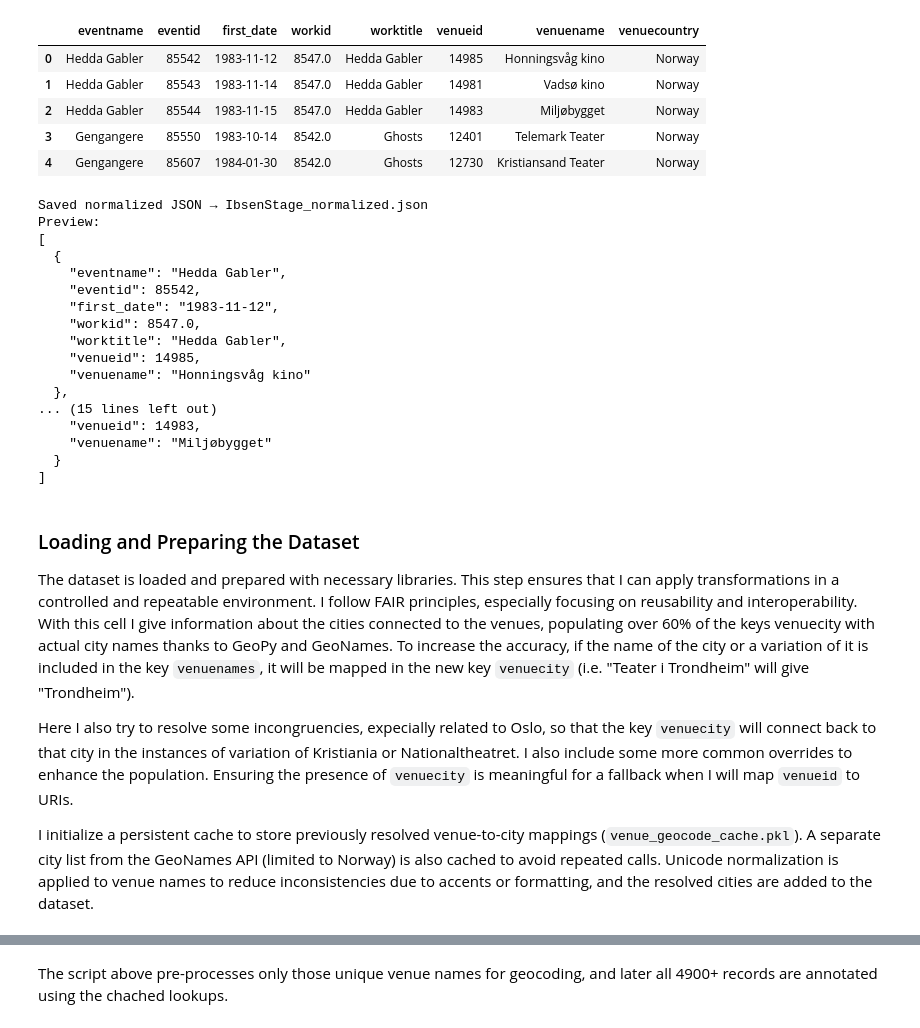
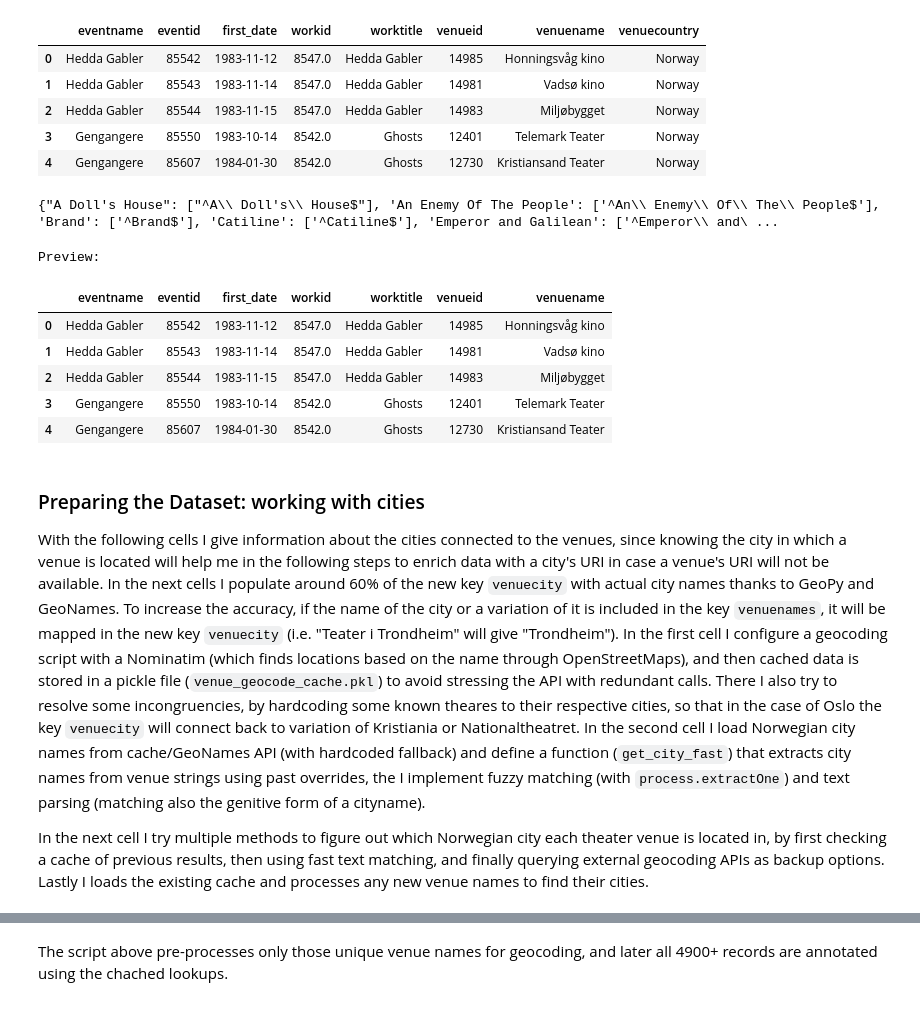
Before and after one commit to Uhyret/MBIB4140_2, a Jupyter notebook: Ibsenstage_staged/code1_IbsenStage_staged.ipynb, the cells around one changed output, grey strips where cells are left out. Drawn from its saved outputs; the diff is of its cells as text; code cells hidden in the pictures.

Commit message:
feat:
described the data transformation wheel

```diff
--- a/Ibsenstage_staged/code1_IbsenStage_staged.ipynb
+++ b/Ibsenstage_staged/code1_IbsenStage_staged.ipynb
@@ -68,6 +57,8 @@ Using source file: ../Ibsenstage_raw/IbsenStage_scrape.json
 # 4) remove venuecountry if it exists
 if 'venuecountry' in ibsen_df.columns:
     ibsen_df = ibsen_df.drop(columns=['venuecountry'])
+
+records = ibsen_df.to_dict(orient='records')
 
 # 5) build canonical patterns that are used to normalize titles
 unique_titles = (
@@ -83,7 +74,7 @@ for title in unique_titles:
     safe = re.escape(title).replace('\\\\ ', '[\\\\s_-]*')
     canonical[title] = ['^' + safe + '$']
 
-extra_variants = {
+extra_variants = {                      # for the most commonly varied titles
     'Et dukkehjem'   : ['^a doll.*house$', '^ett[\\\\s_-]*dockhem$', '^casa[\\\\s_-]*di[\\\\s_-]*bambola$', '^nora$'],
     'Gjengangere'    : ['^ghosts$', '^spettri$'],
     'En folkefiende' : ['^an enemy.*people$'],
@@ -97,50 +88,39 @@ pattern_map = [
     for canon, pats in canonical.items()
     for pat in pats
 ]
-def normalize_title(txt):
+def normalize_title(txt: str) -> str:
     if pd.isna(txt): return txt
     low = str(txt).strip().lower()
     for pat, canon in pattern_map:
         if pat.match(low): return canon
     return txt
 
-# 6) normalize eventname using the canonical patterns
-ibsen_df['eventname'] = ibsen_df['eventname'].apply(normalize_title)
-
-# 7) save the normalized DataFrame to JSON
-json_out = 'IbsenStage_normalized.json'
-ibsen_df.to_json(json_out, orient='records', force_ascii=False, indent=2)
-print('Saved normalized JSON', json_out)
-
-# 8) print a preview of the DataFrame
-preview = json.loads(ibsen_df.head(3).to_json(orient='records', force_ascii=False))
-print('Preview:')
-print(json.dumps(preview, ensure_ascii=False, indent=2))
+print(canonical)
 # %% [output]
-Saved normalized JSON → IbsenStage_normalized.json
-Preview:
-[
-  {
-    "eventname": "Hedda Gabler",
-    "eventid": 85542,
-    "first_date": "1983-11-12",
-    "workid": 8547.0,
-    "worktitle": "Hedda Gabler",
-    "venueid": 14985,
-    "venuename": "Honningsvåg kino"
-  },
-... (15 lines left out)
-    "venueid": 14983,
-    "venuename": "Miljøbygget"
-  }
-]
+{"A Doll's House": ["^A\\ Doll's\\ House$"], 'An Enemy Of The People': ['^An\\ Enemy\\ Of\\ The\\ People$'], 'Brand': ['^Brand$'], 'Catiline': ['^Catiline$'], 'Emperor and Galilean': ['^Emperor\\ and\ ...
+# %%
+# 6) normalize eventname using the canonical patterns
+ibsen_df['eventname'] = ibsen_df['eventname'].apply(normalize_title)
+
+# 7) save copy and preview
+ibsen_df_2 = ibsen_df.copy()
+print('Preview:')
+ibsen_df_2.head(5)
+# %% [output]
+Preview:
+|  | eventname | eventid | first_date | workid | worktitle | venueid | venuename |
+| 0 | Hedda Gabler | 85542 | 1983-11-12 | 8547.0 | Hedda Gabler | 14985 | Honningsvåg kino |
+| 1 | Hedda Gabler | 85543 | 1983-11-14 | 8547.0 | Hedda Gabler | 14981 | Vadsø kino |
+| 2 | Hedda Gabler | 85544 | 1983-11-15 | 8547.0 | Hedda Gabler | 14983 | Miljøbygget |
+| 3 | Gengangere | 85550 | 1983-10-14 | 8542.0 | Ghosts | 12401 | Telemark Teater |
+| 4 | Gengangere | 85607 | 1984-01-30 | 8542.0 | Ghosts | 12730 | Kristiansand Teater |
 # %% [markdown]
-### Loading and Preparing the Dataset
-The dataset is loaded and prepared with necessary libraries. This step ensures that I can apply transformations in a controlled and repeatable environment. I follow FAIR principles, especially focusing on reusability and interoperability. With this cell I give information about the cities connected to the venues, populating over 60% of the keys venuecity with actual city names thanks to GeoPy and GeoNames.
+### Preparing the Dataset: working with cities
+With the following cells I give information about the cities connected to the venues, since knowing the city in which a venue is located will help me in the following steps to enrich data with a city's URI in case a venue's URI will not be available. In the next cells I populate around 60% of the new key `venuecity` with actual city names thanks to GeoPy and GeoNames.
 To increase the accuracy, if the name of the city or a variation of it is included in the key `venuenames`, it will be mapped in the new key `venuecity` (i.e. "Teater i Trondheim" will give "Trondheim").
+In the first cell I configure a geocoding script with a Nominatim (which finds locations based on the name through OpenStreetMaps), and then cached data is stored in a pickle file (`venue_geocode_cache.pkl`) to avoid stressing the API with redundant calls. There I also try to resolve some incongruencies, by hardcoding some known theares to their respective cities, so that in the case of Oslo the key `venuecity` will connect back to variation of Kristiania or Nationaltheatret.
+In the second cell I load Norwegian city names from cache/GeoNames API (with hardcoded fallback) and define a function (`get_city_fast`) that extracts city names from venue strings using past overrides, the I implement fuzzy matching (with `process.extractOne`) and text parsing (matching also the genitive form of a cityname).
 
-Here I also try to resolve some incongruencies, expecially related to Oslo, so that the key `venuecity` will connect back to that city in the instances of variation of Kristiania or Nationaltheatret. I also include some more common overrides to enhance the population. Ensuring the presence of `venuecity` is meaningful for a fallback when I will map `venueid` to URIs.
-
-I initialize a persistent cache to store previously resolved venue-to-city mappings (`venue_geocode_cache.pkl`). A separate city list from the GeoNames API (limited to Norway) is also cached to avoid repeated calls. Unicode normalization is applied to venue names to reduce inconsistencies due to accents or formatting, and the resolved cities are added to the dataset.
+In the next cell I try multiple methods to figure out which Norwegian city each theater venue is located in, by first checking a cache of previous results, then using fast text matching, and finally querying external geocoding APIs as backup options. Lastly I loads the existing cache and processes any new venue names to find their cities.
 # %%
 # configuration of the script
```
Also changed, not shown: parts of 20 cells of this notebook, 7 other files.
